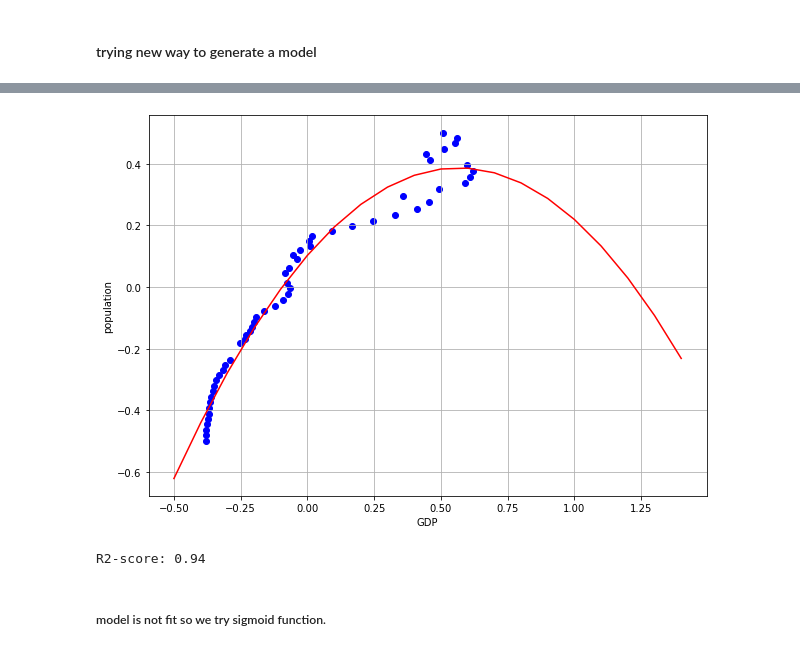
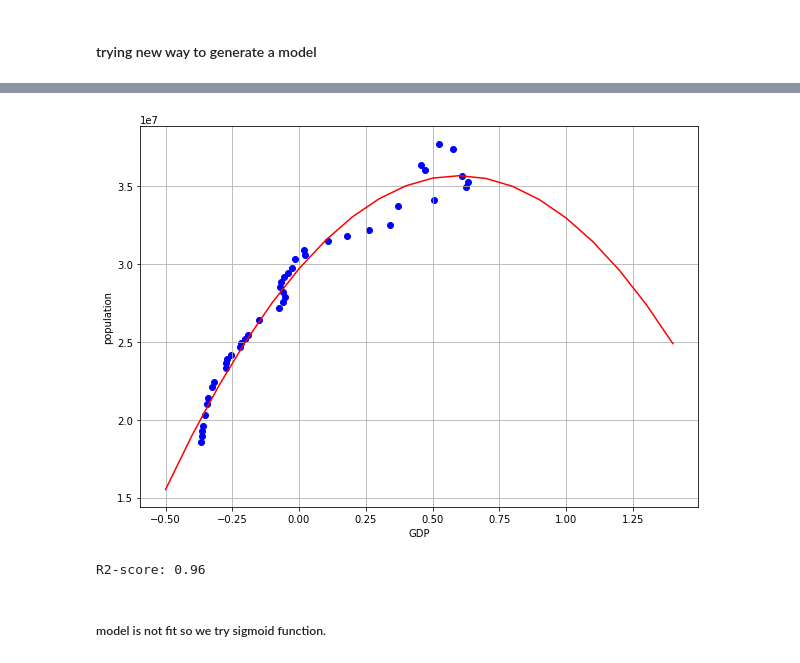
Before and after one commit to fatemepasandide/ML_examples, a Jupyter notebook: Canada population and GDP.ipynb, the cells around one changed output, grey strips where cells are left out. Drawn from its saved outputs; the diff is of its cells as text; code cells hidden in the pictures.

```diff
--- a/Canada population and GDP.ipynb
+++ b/Canada population and GDP.ipynb
@@ -68,11 +68,6 @@ Pop_y = np.asanyarray(train[['Population']])
 GDP_X = np.asanyarray(train[['GDP']])
 # %% [markdown]
 #### Train Data Normalization
-# %%
-y_n =[]
-for i in Pop_y :
-    temp = ((i -  np.average(Pop_y))/(Pop_y.max() - Pop_y.min() ) )
-    y_n = np.append(y_n,temp)
 # %%
 X_n =[]
 for i in GDP_X :
@@ -122,10 +112,10 @@ R2-score: 0.98
 #### trying new way to generate a model
 # %%
 poly = PolynomialFeatures(degree=2)
-X_poly = poly.fit_transform(X_n.reshape(55,-1)) # we have a problem here , 45 has been changeing
+X_poly = poly.fit_transform(X_n.reshape(43,-1)) # we have a problem here , 45 has been changeing
 # %%
 regrp = linear_model.LinearRegression()
-y_train_ = regrp.fit(X_poly, y_n.reshape(55,-1)) # we have a problem here , 45 has been changeing
+y_train_ = regrp.fit(X_poly, Pop_y.reshape(43,-1)) # we have a problem here , 45 has been changeing
 
 print ('Coefficients: ', regrp.coef_)
 print ('Intercept: ',regrp.intercept_)
@@ -135,13 +125,13 @@ Intercept:  [0.10274962]
 # %%
 plt.figure(figsize=(10, 7))
-plt.scatter(X_n, y_n,  color='blue')
+plt.scatter(X_n, Pop_y,  color='blue')
 XX = np.arange(-0.5 , 1.5 , 0.1)
 yy = regrp.intercept_[0]+ regrp.coef_[0][1]*XX+ regrp.coef_[0][2]*np.power(XX, 2)
 plt.plot(XX, yy, '-r' )
 plt.grid()
 plt.xlabel("GDP")
 plt.ylabel("population")
 plt.show()
 # %% [output]
-[figure, old version]
+[figure, new version]
 # %%
@@ -149,8 +139,8 @@ X_poly_test = poly.fit_transform(X_n_t.reshape(5,-1)) # we have a problem here ,
 test_y_p = regrp.predict(X_poly_test)
 # %%
-print("R2-score: %.2f" % r2_score(y_n_t,test_y_p ) )
+print("R2-score: %.2f" % r2_score(Pop_y_t,test_y_p ) )
 # %% [output]
-R2-score: 0.94
+R2-score: 0.96
 # %% [markdown]
 ##### model is not fit so we try sigmoid function.
 # %%
```
Also changed, not shown: parts of 13 cells of this notebook.
